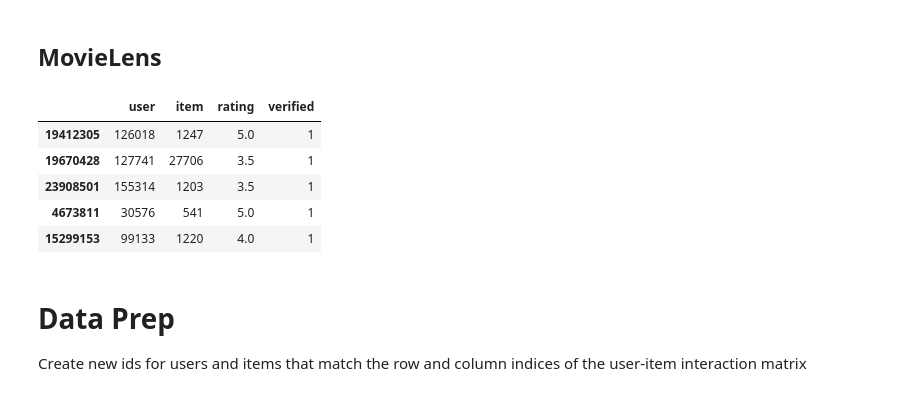
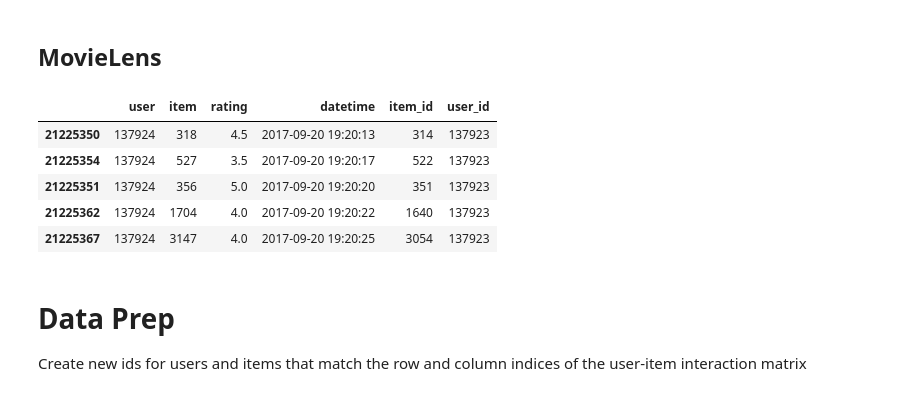
Before and after one commit to ROpdam/recommender_comparison, a Jupyter notebook: benchmarks.ipynb, the cells around one changed output. Drawn from its saved outputs; the diff is of its cells as text; code cells hidden in the pictures.

```diff
--- a/benchmarks.ipynb
+++ b/benchmarks.ipynb
@@ -7,2 +7,5 @@ import random
+# %%
+# path = 'C:/Users/robin.opdam/Google Drive/Thesis (Msc)/Thesis_shared_files/'
+path = '/Users/Robin/Google Drive/Thesis (Msc)/Thesis_shared_files/'
 # %% [markdown]
 ## Amazon Fashion
@@ -18,11 +19,2 @@ import random
 # %% [markdown]
 ## MovieLens
-# %%
-# Full data
-# file_name = '25m_ml'
-
-# 2m subset
-# file_name = '2m-ml',
-
-# 0.7m subset
-file_name = 'ml_0.7_u_above_5'
@@ -31,11 +28,10 @@ file_names = ['amazon_csj_2m', 'df_amazon_csj_with_styles_0.63m_u_above_5_rui',
 # %%
-path = 'Data/'
-df = pd.read_pickle(path + file_name)
+df = pd.read_pickle(path + data_path + file_name)
 df.head()
 # %% [output]
-|  | user | item | rating | verified |
-| 19412305 | 126018 | 1247 | 5.0 | 1 |
-| 19670428 | 127741 | 27706 | 3.5 | 1 |
-| 23908501 | 155314 | 1203 | 3.5 | 1 |
-| 4673811 | 30576 | 541 | 5.0 | 1 |
-| 15299153 | 99133 | 1220 | 4.0 | 1 |
+|  | user | item | rating | datetime | item_id | user_id |
+| 21225350 | 137924 | 318 | 4.5 | 2017-09-20 19:20:13 | 314 | 137923 |
+| 21225354 | 137924 | 527 | 3.5 | 2017-09-20 19:20:17 | 522 | 137923 |
+| 21225351 | 137924 | 356 | 5.0 | 2017-09-20 19:20:20 | 351 | 137923 |
+| 21225362 | 137924 | 1704 | 4.0 | 2017-09-20 19:20:22 | 1640 | 137923 |
+| 21225367 | 137924 | 3147 | 4.0 | 2017-09-20 19:20:25 | 3054 | 137923 |
```
Also changed, not shown: parts of 15 cells of this notebook, 3 other files.
